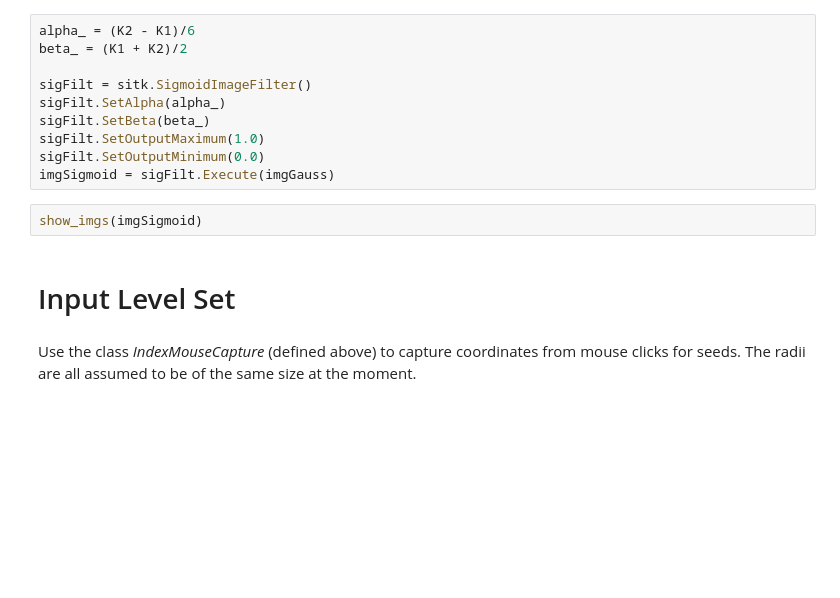
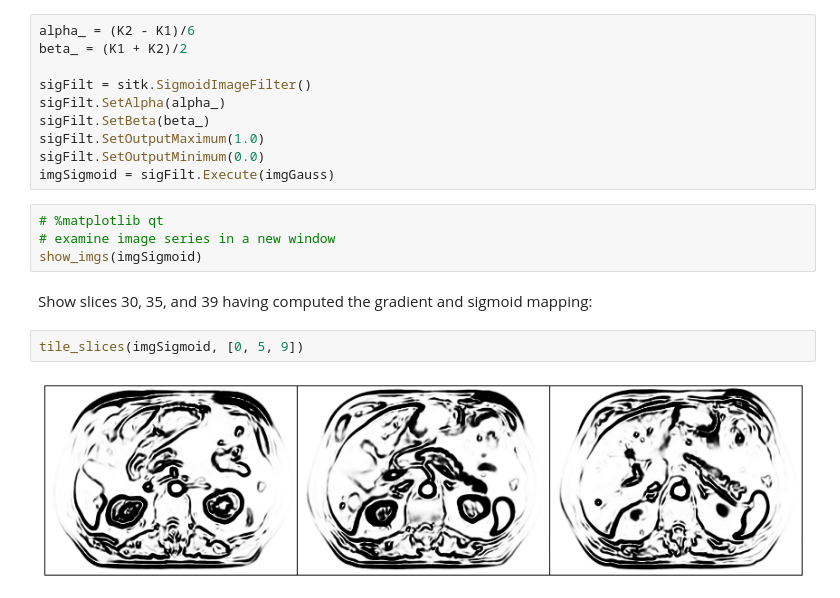
Before and after one commit to jon-young/medicalimage, a Jupyter notebook: Liver Segmentation 3D.ipynb, the cells around one changed output. Saved outputs shown, nothing was run; the diff lists cells and outputs as text; blank space fills up the shorter version.

```diff
--- a/Liver Segmentation 3D.ipynb
+++ b/Liver Segmentation 3D.ipynb
@@ -149,9 +206,13 @@ sigFilt.SetBeta(beta_)
 sigFilt.SetOutputMaximum(1.0)
 sigFilt.SetOutputMinimum(0.0)
 imgSigmoid = sigFilt.Execute(imgGauss)
-# %%
-show_imgs(imgSigmoid)
-# %% [markdown]
-# Input Level Set
-# %% [markdown]
-Use the class *IndexMouseCapture* (defined above) to capture coordinates from mouse clicks for seeds. The radii are all assumed to be of the same size at the moment.
+# %%
+# %matplotlib qt
+# examine image series in a new window
+show_imgs(imgSigmoid)
+# %% [markdown]
+Show slices 30, 35, and 39 having computed the gradient and sigmoid mapping:
+# %%
+tile_slices(imgSigmoid, [0, 5, 9])
+# %% [output]
+[figure, added]
```
Also changed, not shown: parts of 44 cells of this notebook.
